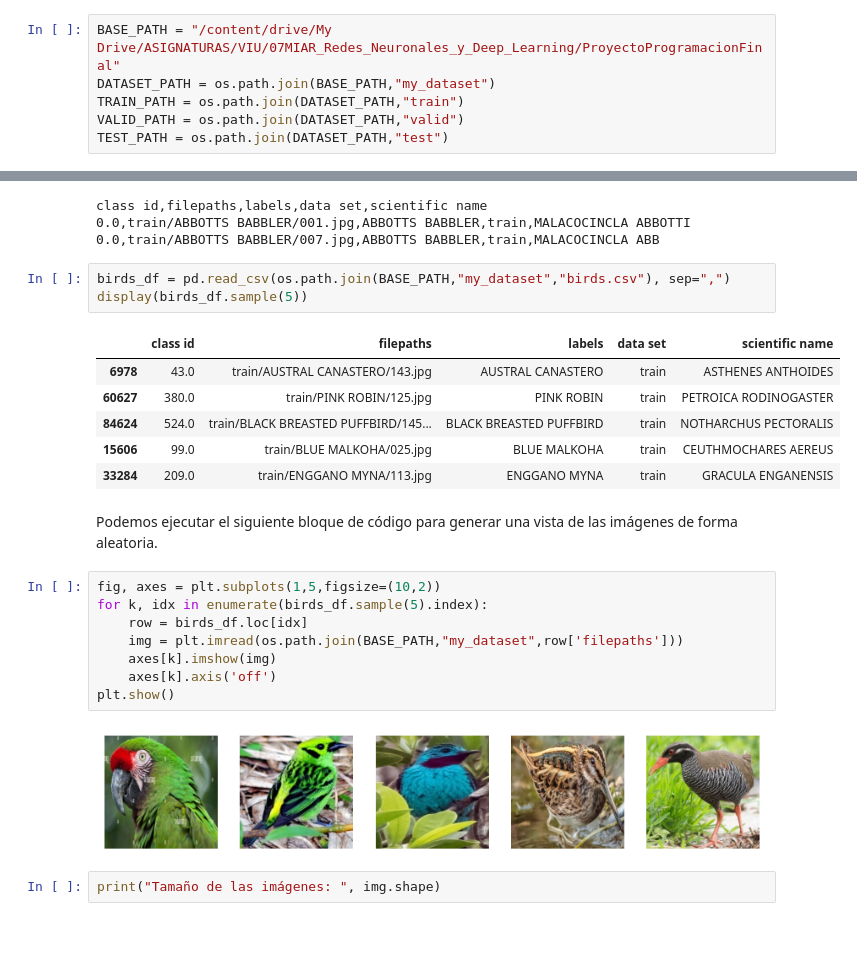
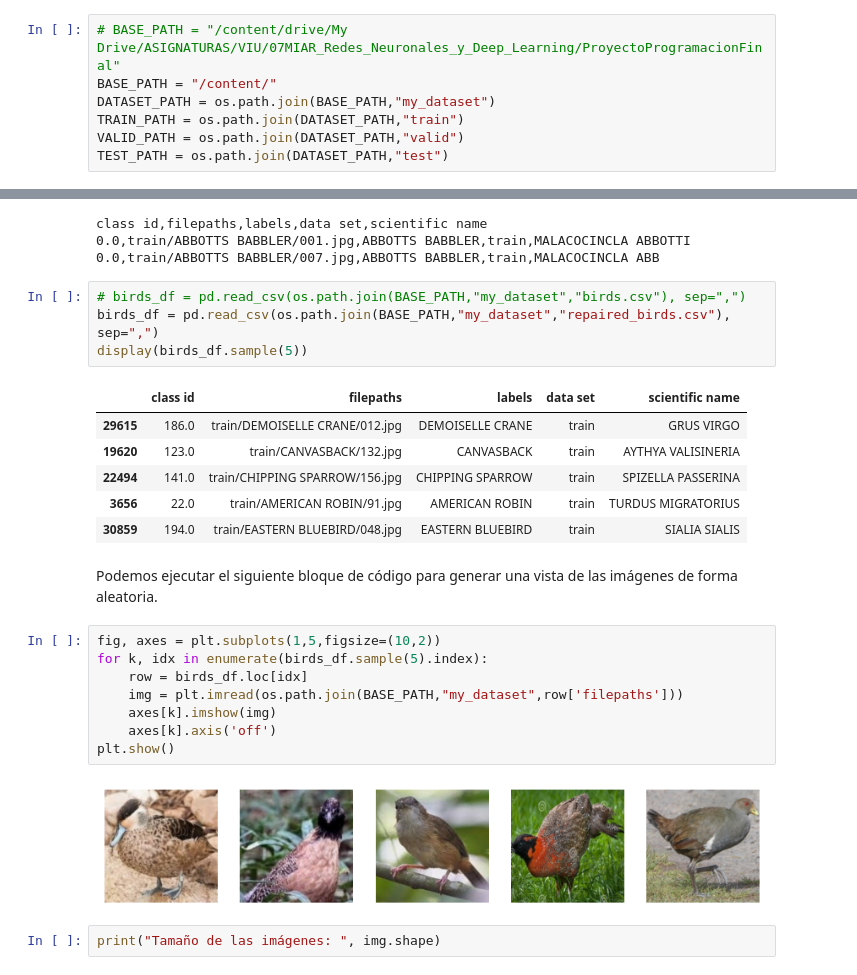
Before and after one commit to emichester/07MIAR_Redes_Neuronales_y_Deep_Learning, a Jupyter notebook: ProyectoDeProgramacion/07MIAR_Proyecto_Programacion.ipynb, the cells around one changed output, grey strips where cells are left out. Cells and saved outputs as stored; diff of their text form; blank space fills up the shorter version.

```diff
--- a/ProyectoDeProgramacion/07MIAR_Proyecto_Programacion.ipynb
+++ b/ProyectoDeProgramacion/07MIAR_Proyecto_Programacion.ipynb
@@ -220,7 +244,8 @@ drive.mount('/content/drive/')
 # %% [output]
 Mounted at /content/drive/
 # %%
-BASE_PATH = "/content/drive/My Drive/ASIGNATURAS/VIU/07MIAR_Redes_Neuronales_y_Deep_Learning/ProyectoProgramacionFinal"
+# BASE_PATH = "/content/drive/My Drive/ASIGNATURAS/VIU/07MIAR_Redes_Neuronales_y_Deep_Learning/ProyectoProgramacionFinal"
+BASE_PATH = "/content/"
 DATASET_PATH = os.path.join(BASE_PATH,"my_dataset")
 TRAIN_PATH = os.path.join(DATASET_PATH,"train")
 VALID_PATH = os.path.join(DATASET_PATH,"valid")
@@ -313,15 +338,16 @@ class id,filepaths,labels,data set,scientific name
 0.0,train/ABBOTTS BABBLER/001.jpg,ABBOTTS BABBLER,train,MALACOCINCLA ABBOTTI
 0.0,train/ABBOTTS BABBLER/007.jpg,ABBOTTS BABBLER,train,MALACOCINCLA ABB
 # %%
-birds_df = pd.read_csv(os.path.join(BASE_PATH,"my_dataset","birds.csv"), sep=",")
+# birds_df = pd.read_csv(os.path.join(BASE_PATH,"my_dataset","birds.csv"), sep=",")
+birds_df = pd.read_csv(os.path.join(BASE_PATH,"my_dataset","repaired_birds.csv"), sep=",")
 display(birds_df.sample(5))
 # %% [output]
 |  | class id | filepaths | labels | data set | scientific name |
-| 6978 | 43.0 | train/AUSTRAL CANASTERO/143.jpg | AUSTRAL CANASTERO | train | ASTHENES ANTHOIDES |
-| 60627 | 380.0 | train/PINK ROBIN/125.jpg | PINK ROBIN | train | PETROICA RODINOGASTER |
-| 84624 | 524.0 | train/BLACK BREASTED PUFFBIRD/145... | BLACK BREASTED PUFFBIRD | train | NOTHARCHUS PECTORALIS |
-| 15606 | 99.0 | train/BLUE MALKOHA/025.jpg | BLUE MALKOHA | train | CEUTHMOCHARES AEREUS |
-| 33284 | 209.0 | train/ENGGANO MYNA/113.jpg | ENGGANO MYNA | train | GRACULA ENGANENSIS |
+| 29615 | 186.0 | train/DEMOISELLE CRANE/012.jpg | DEMOISELLE CRANE | train | GRUS VIRGO |
+| 19620 | 123.0 | train/CANVASBACK/132.jpg | CANVASBACK | train | AYTHYA VALISINERIA |
+| 22494 | 141.0 | train/CHIPPING SPARROW/156.jpg | CHIPPING SPARROW | train | SPIZELLA PASSERINA |
+| 3656 | 22.0 | train/AMERICAN ROBIN/91.jpg | AMERICAN ROBIN | train | TURDUS MIGRATORIUS |
+| 30859 | 194.0 | train/EASTERN BLUEBIRD/048.jpg | EASTERN BLUEBIRD | train | SIALIA SIALIS |
 # %% [markdown]
 Podemos ejecutar el siguiente bloque de código para generar una vista de las imágenes de forma aleatoria.
 # %%
@@ -333,7 +359,7 @@ for k, idx in enumerate(birds_df.sample(5).index):
     axes[k].axis('off')
 plt.show()
 # %% [output]
-[figure, old version]
+[figure, new version]
 # %%
 print("Tamaño de las imágenes: ", img.shape)
 # %% [output]
```
Also changed, not shown: parts of 24 cells of this notebook.
